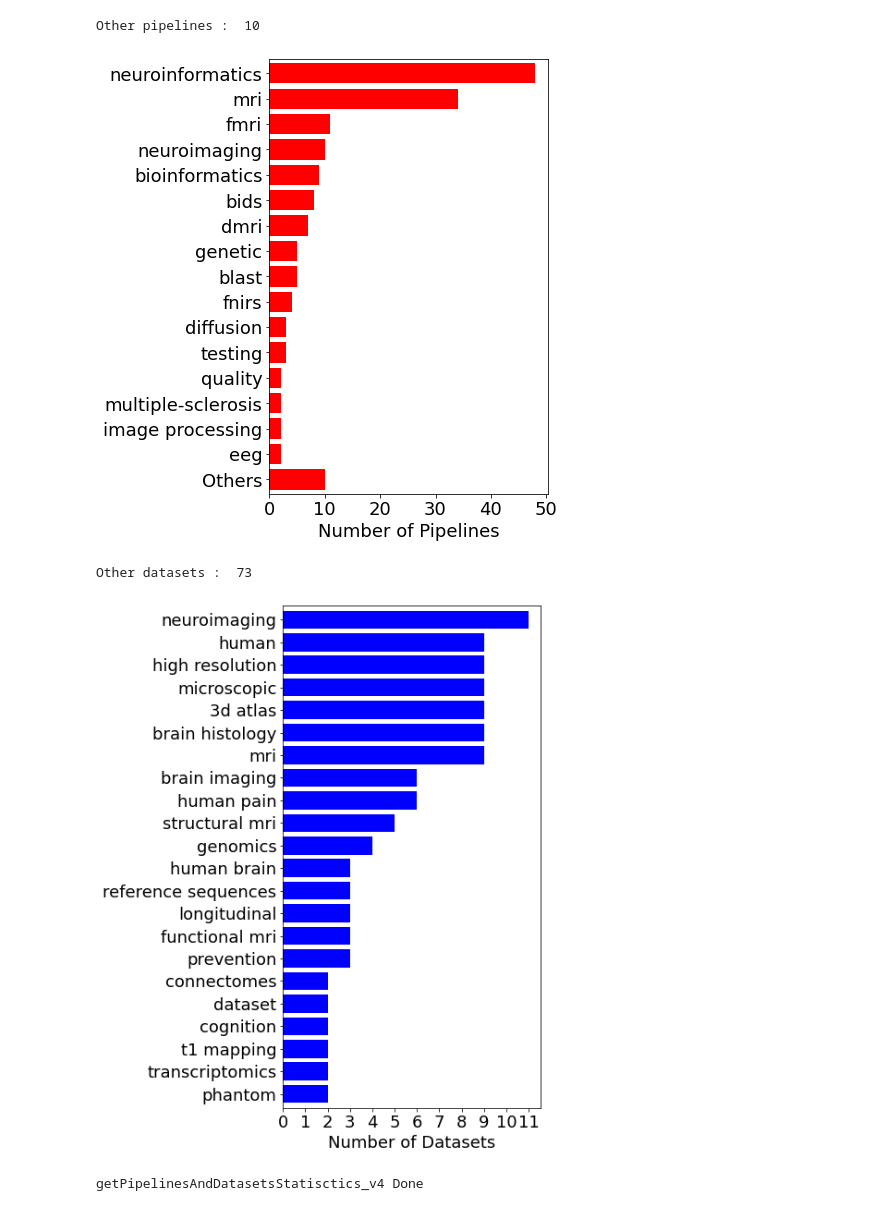
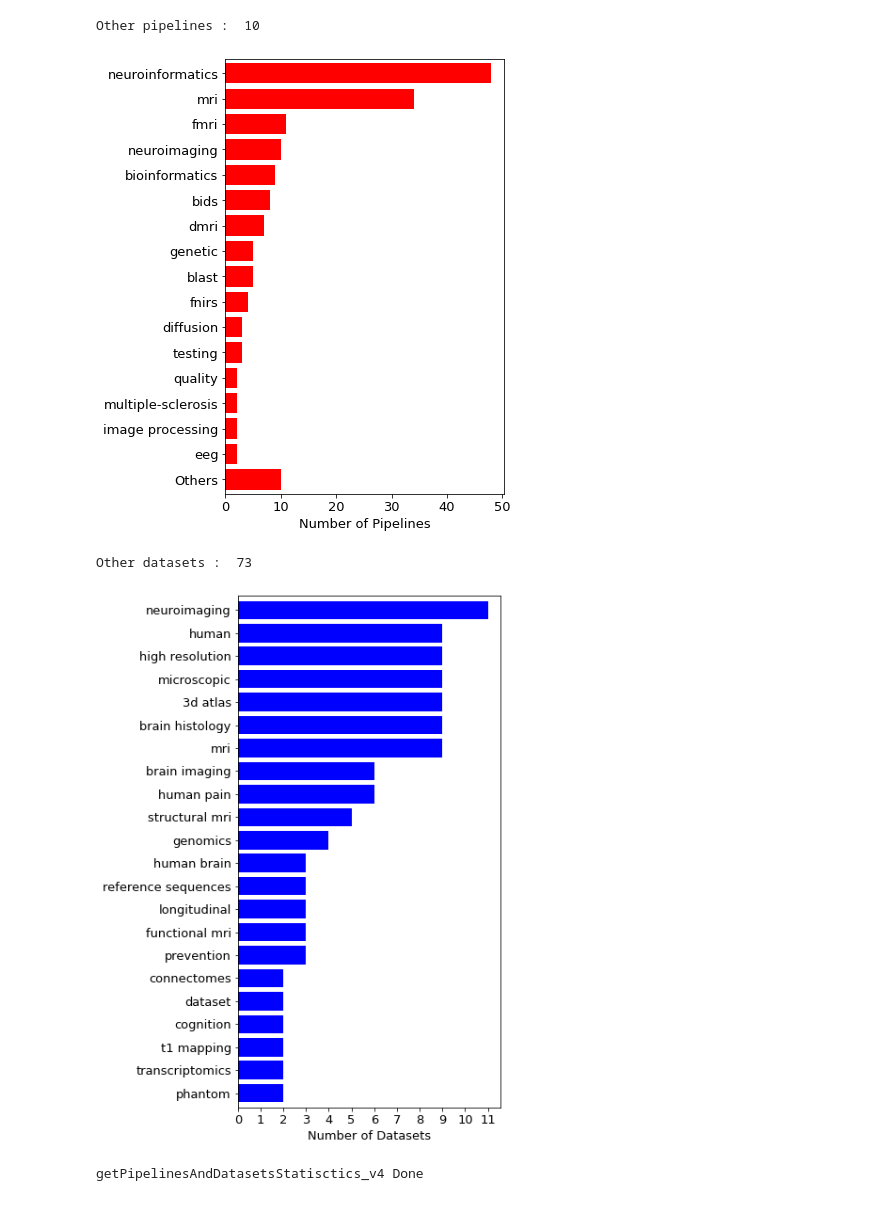
Before and after one commit to mandana-mazaheri/Pipelines-datasets-recommender-thesis, a Jupyter notebook: scripts/Pipeline_Datasets Modalities.ipynb, the cells around one changed output. Cells and saved outputs as stored; diff of their text form; code cells hidden in the pictures.

```diff
--- a/scripts/Pipeline_Datasets Modalities.ipynb
+++ b/scripts/Pipeline_Datasets Modalities.ipynb
@@ -516,9 +516,9 @@ def getPipelinesAndDatasetsStatisctics_v4():
     plt.subplots(figsize=(5,8))
     plt.barh(y_pos, sortedStatistic.values(), align='center', alpha=1, color='red')
     plt.margins(y=0.01)
-    plt.yticks(y_pos, sortedStatistic.keys(), fontsize=18)
-    plt.xticks(fontsize=18)
-    plt.xlabel('Number of Pipelines', fontsize=18)
+    plt.yticks(y_pos, sortedStatistic.keys(), fontsize=13)
+    plt.xticks(fontsize=13)
+    plt.xlabel('Number of Pipelines', fontsize=13)
     #plt.ylabel('Pipelines Tag', fontsize=18)
     #plt.savefig(os.path.join(figuresFolder, 'Pipelines Tag.jpg'), bbox_inches="tight")
     plt.savefig(os.path.join(figuresFolder, 'Pipelines Tag.pdf'), bbox_inches="tight")
@@ -538,37 +538,37 @@ def getPipelinesAndDatasetsStatisctics_v4():
     sortedStatisticKeysMustBeRemoved = []
     for key, value in sortedStatistic.items():
         if value == 1:
             sortedStatistic['Others'] += 1
             sortedStatisticKeysMustBeRemoved += [key]
     for key in sortedStatisticKeysMustBeRemoved:
         del sortedStatistic[key]
 
     print("Other datasets : ", sortedStatistic['Others'])
     del sortedStatistic['Others']
     #print(sortedStatistic)
 
     y_pos = np.arange(len(sortedStatistic.values()))
     plt.subplots(figsize=(5,10))
     plt.barh(y_pos, sortedStatistic.values(), align='center', alpha=1, color='blue')
     plt.margins(y=0.01)
-    plt.yticks(y_pos, sortedStatistic.keys(), fontsize=18)
+    plt.yticks(y_pos, sortedStatistic.keys(), fontsize=13)
     xValues = [*range(0, max(sortedStatistic.values()) + 1, 1)]
-    plt.xticks(xValues, xValues, fontsize=18)
-    plt.xlabel('Number of Datasets', fontsize=18)
+    plt.xticks(xValues, xValues, fontsize=13)
+    plt.xlabel('Number of Datasets', fontsize=13)
     #plt.ylabel('Dataset Keyword', fontsize=18)
     #plt.savefig(os.path.join(figuresFolder, 'Datasets Keyword.jpg'), bbox_inches="tight")
     plt.savefig(os.path.join(figuresFolder, 'Datasets Keyword.pdf'), bbox_inches="tight")
     plt.show(block=False)
     plt.pause(1)
     plt.close()
 
 
     print("getPipelinesAndDatasetsStatisctics_v4 Done")
 
 getPipelinesAndDatasetsStatisctics_v4()
 # %% [output]
 Other pipelines :  10
-[figure, old version]
+[figure, new version]
 Other datasets :  73
-[figure, old version]
+[figure, new version]
 getPipelinesAndDatasetsStatisctics_v4 Done
```
Also changed, not shown: 2 other files.
